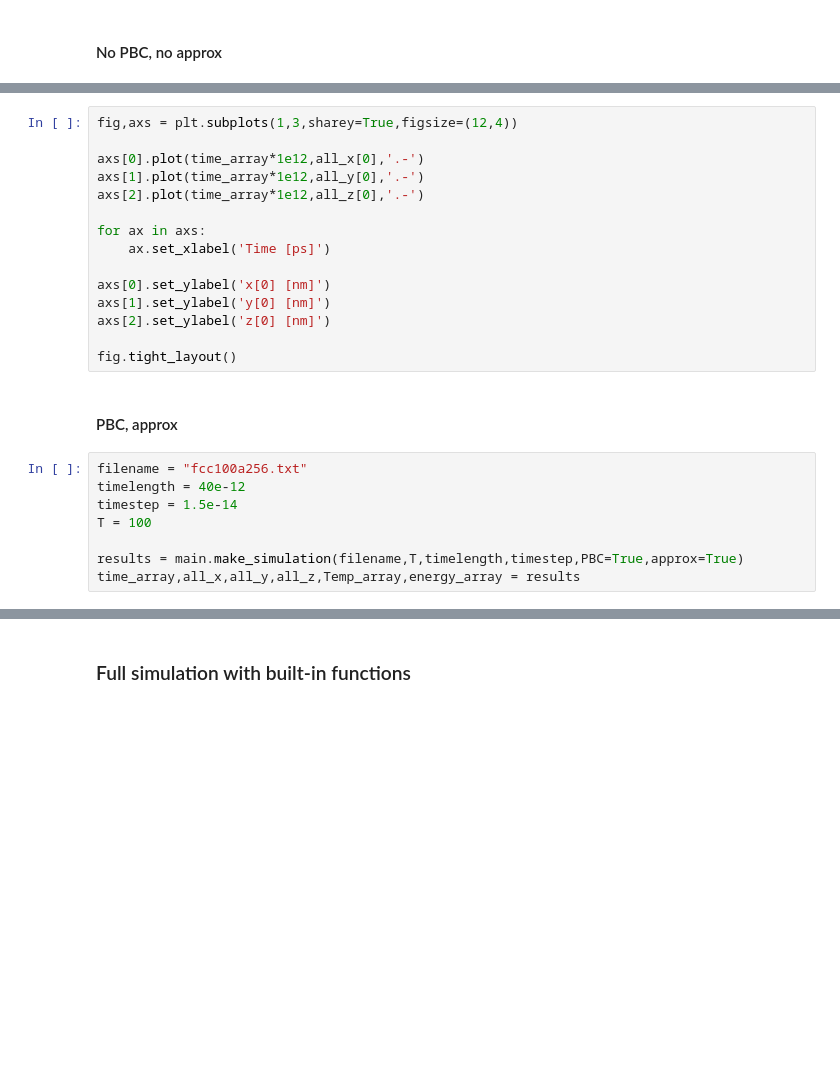
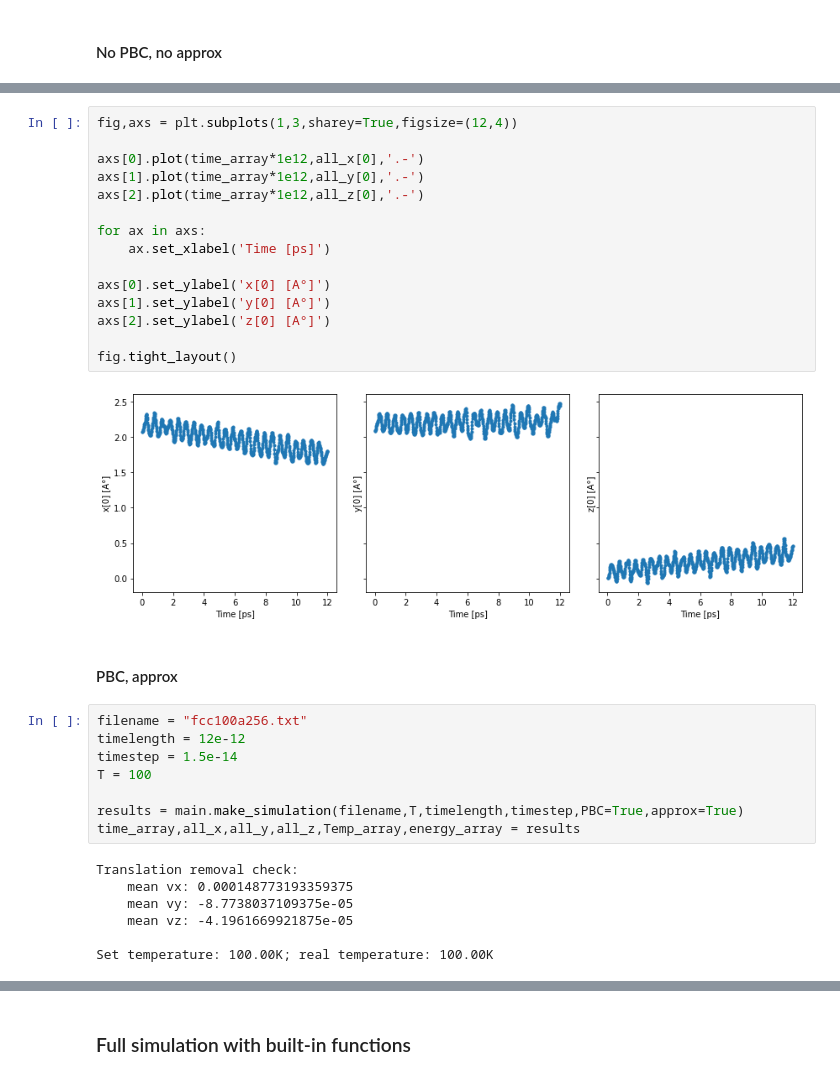
Before and after one commit to demetriomagatti/molecular_dynamics, a Jupyter notebook: molecular_dynamics.ipynb, the cells around one changed output, grey strips where cells are left out. Cells and saved outputs as stored; diff of their text form; blank space fills up the shorter version.

```diff
--- a/molecular_dynamics.ipynb
+++ b/molecular_dynamics.ipynb
@@ -172,28 +207,37 @@ fig.tight_layout()
 # %%
 fig,axs = plt.subplots(1,3,sharey=True,figsize=(12,4))
 
 axs[0].plot(time_array*1e12,all_x[0],'.-')
 axs[1].plot(time_array*1e12,all_y[0],'.-')
 axs[2].plot(time_array*1e12,all_z[0],'.-')
 
 for ax in axs:
     ax.set_xlabel('Time [ps]')
 
-axs[0].set_ylabel('x[0] [nm]')
-axs[1].set_ylabel('y[0] [nm]')
-axs[2].set_ylabel('z[0] [nm]')
+axs[0].set_ylabel('x[0] [A°]')
+axs[1].set_ylabel('y[0] [A°]')
+axs[2].set_ylabel('z[0] [A°]')
 
 fig.tight_layout()
+# %% [output]
+[figure, added]
 # %% [markdown]
 #### PBC, approx
 # %%
 filename = "fcc100a256.txt"
-timelength = 40e-12
+timelength = 12e-12
 timestep = 1.5e-14
 T = 100
 
 results = main.make_simulation(filename,T,timelength,timestep,PBC=True,approx=True)
 time_array,all_x,all_y,all_z,Temp_array,energy_array = results
+# %% [output]
+Translation removal check:
+    mean vx: 0.000148773193359375
+    mean vy: -8.7738037109375e-05
+    mean vz: -4.1961669921875e-05
+
+Set temperature: 100.00K; real temperature: 100.00K
 # %%
 fig,axs = plt.subplots(1,2,figsize=(12,4))
 
```
Also changed, not shown: parts of 25 cells of this notebook, 2 other files.
